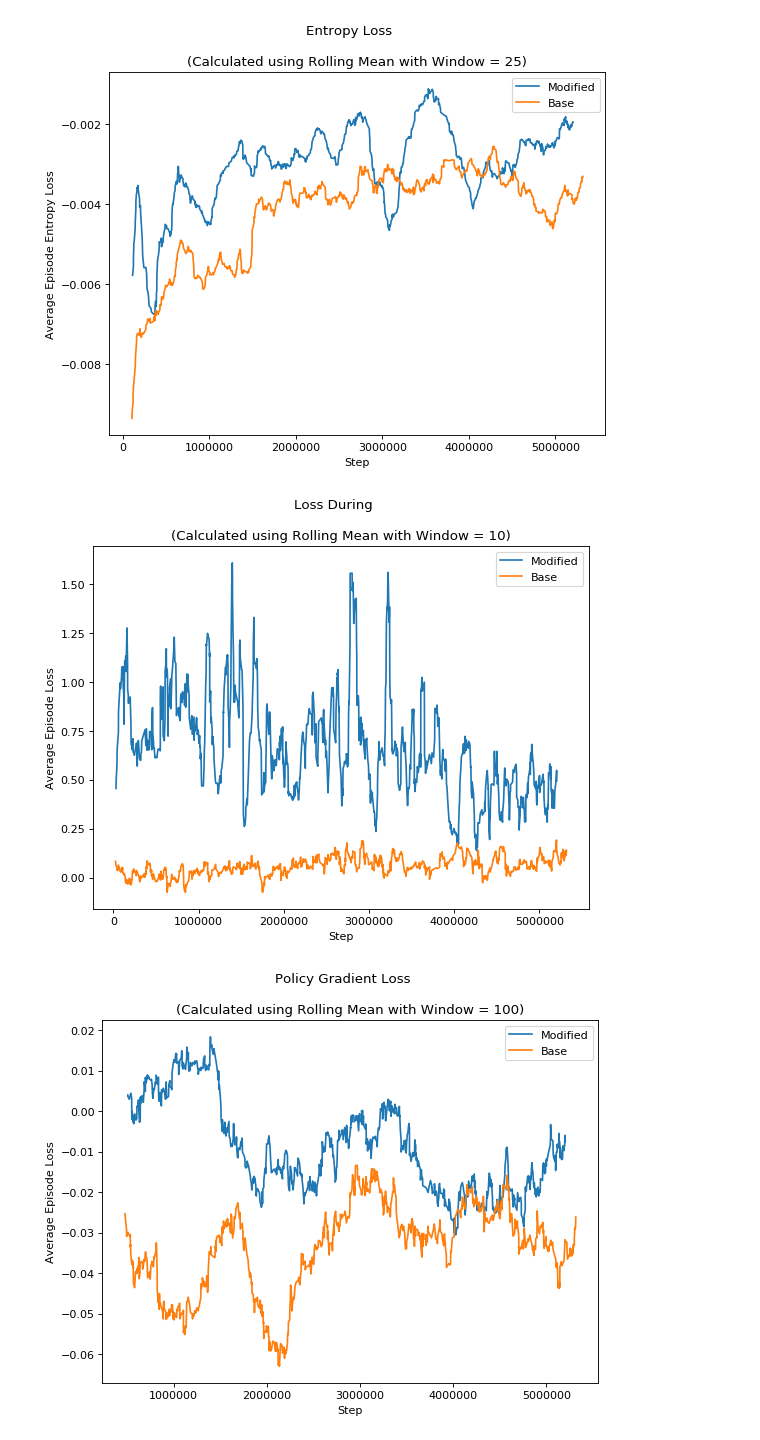
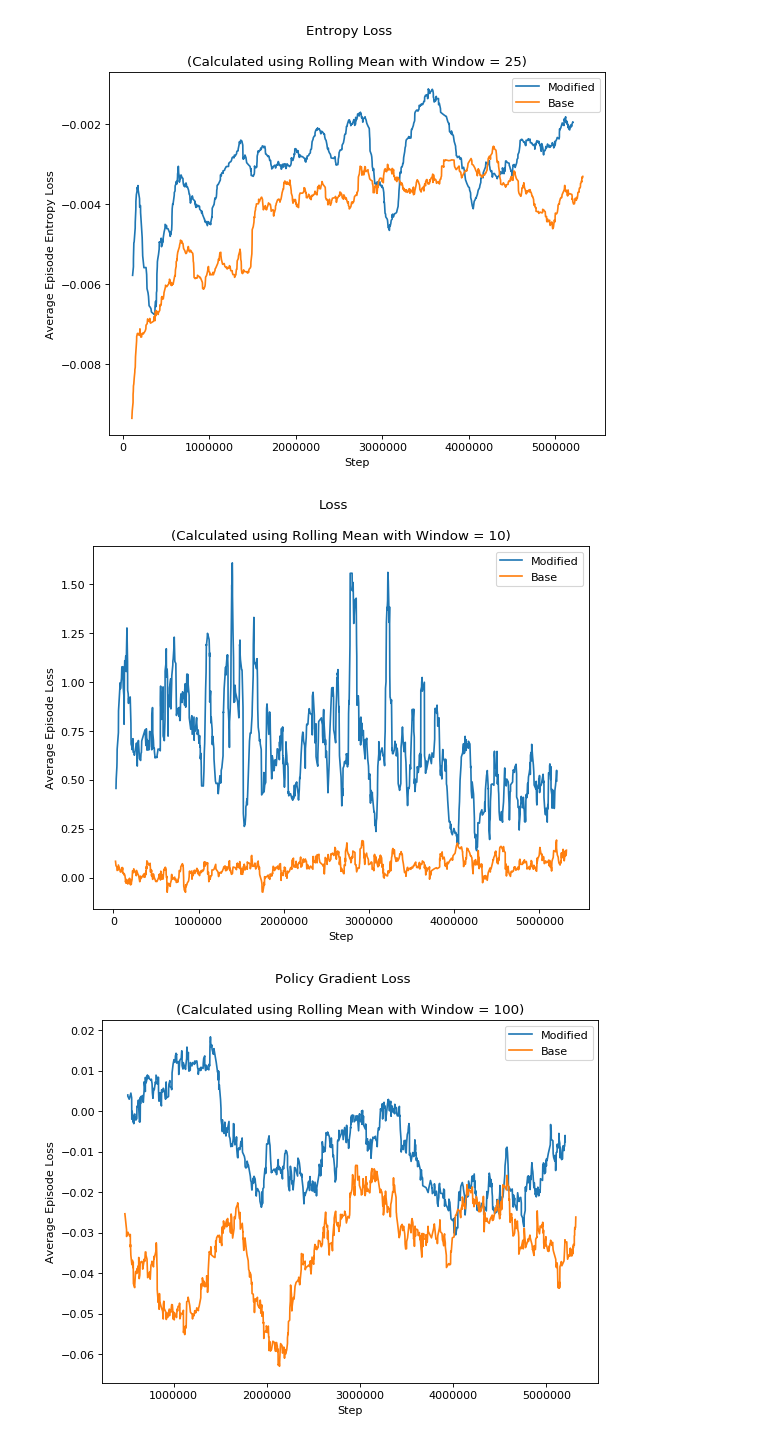
Before and after one commit to nathanmargaglio/Proximal-Policy-Optimization, a Jupyter notebook: PPO1_plot.ipynb, the cells around one changed output. Saved outputs shown, nothing was run; the diff lists cells and outputs as text; code cells hidden in the pictures.

Commit message:
plot title

```diff
--- a/PPO1_plot.ipynb
+++ b/PPO1_plot.ipynb
@@ -89,20 +89,20 @@ plt.show()
 # %%
 df_mod = pd.read_csv('data/run_BreakoutNoFrameskip-v4-25_PPO1_1-tag-loss_loss.csv')
 df_base = pd.read_csv('data/run_BreakoutNoFrameskip-v4-9_PPO1_1-tag-loss_loss.csv')
 
 win = 10
 fig = plt.figure(num=None, figsize=(8, 6), dpi=80, facecolor='w', edgecolor='k')
 #plt.ylim((0, 2.5))
-plt.suptitle("Loss During")
+plt.suptitle("Loss")
 plt.title("(Calculated using Rolling Mean with Window = {})".format(win))
 plt.xlabel("Step")
 plt.ylabel("Average Episode Loss")
 plt.plot(df_mod.Step, df_mod.Value.rolling(win, center=False).mean())
 plt.plot(df_base.Step, df_base.Value.rolling(win, center=False).mean())
 plt.gca().legend(('Modified','Base'))
 plt.show()
 # %% [output]
-[figure, old version]
+[figure, new version]
 # %%
 df_mod = pd.read_csv('data/run_BreakoutNoFrameskip-v4-25_PPO1_1-tag-loss_policy_gradient_loss.csv')
 df_base = pd.read_csv('data/run_BreakoutNoFrameskip-v4-9_PPO1_1-tag-loss_policy_gradient_loss.csv')
```
